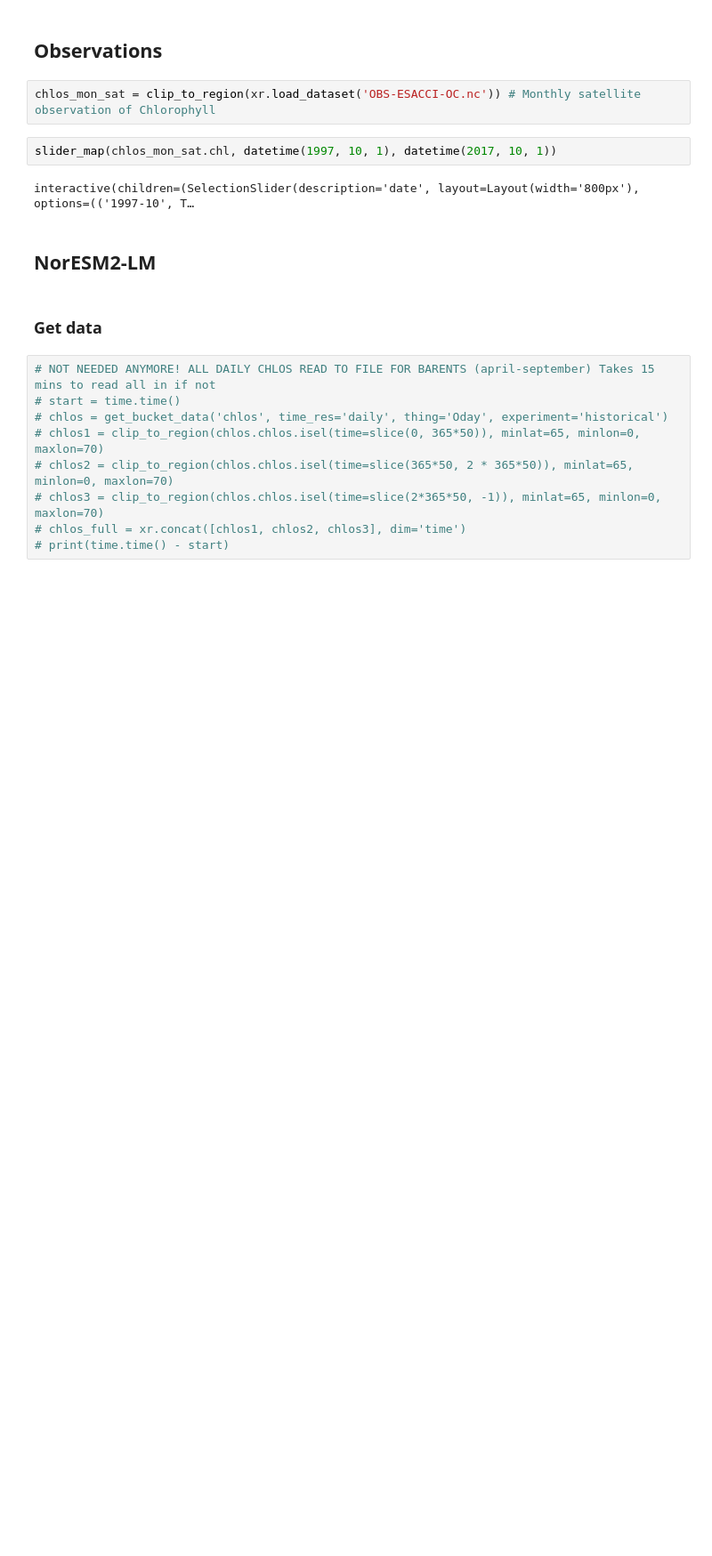
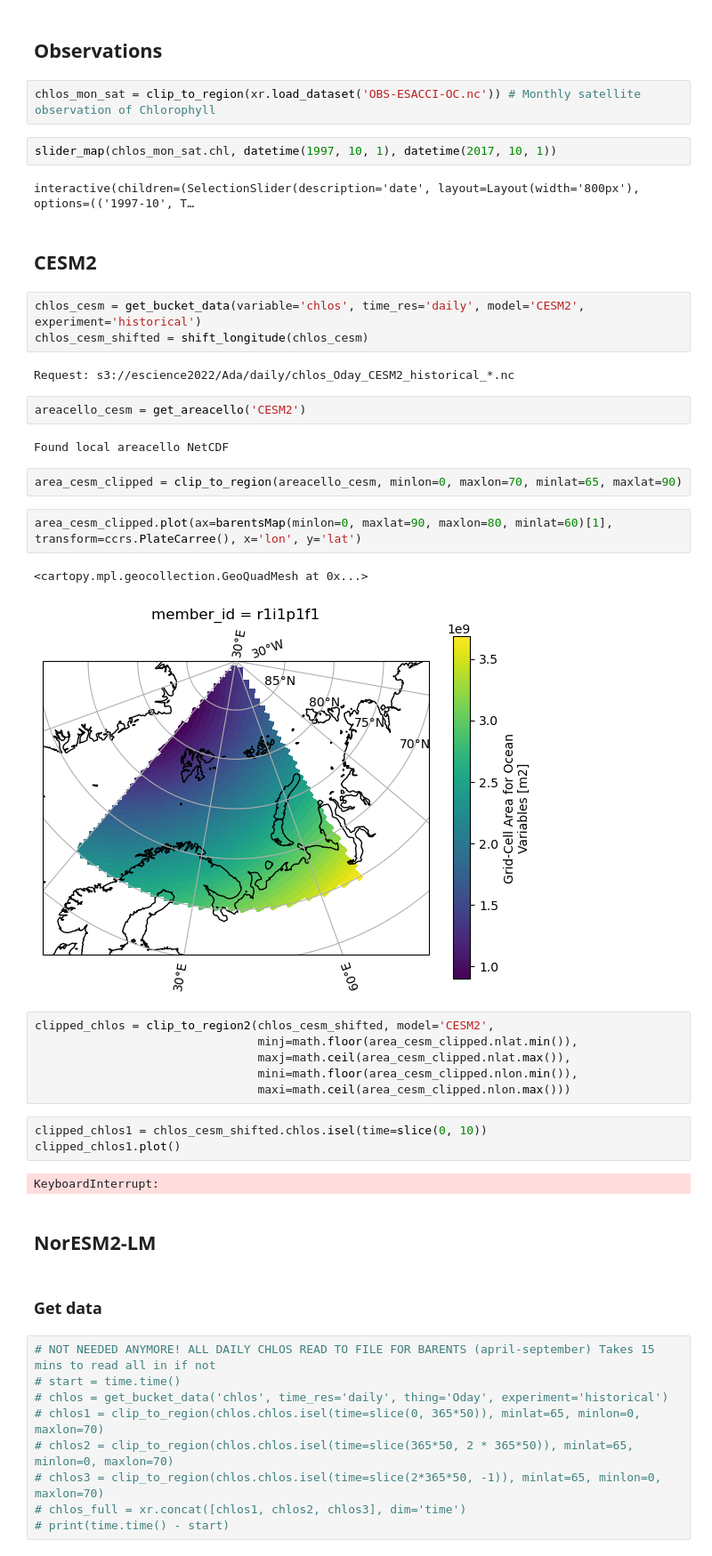
Before and after one commit to eScience-course/Tjaernoe2022-group6, a Jupyter notebook: notebooks/Stian/main.ipynb, the cells around one changed output. Shown at 89% size. Saved outputs shown, nothing was run; the diff lists cells and outputs as text; blank space fills up the shorter version.

Commit message:
Trying to read cesm

```diff
--- a/notebooks/Stian/main.ipynb
+++ b/notebooks/Stian/main.ipynb
@@ -70,6 +70,35 @@ chlos_mon_sat = clip_to_region(xr.load_dataset('OBS-ESACCI-OC.nc')) # Monthly sa
 slider_map(chlos_mon_sat.chl, datetime(1997, 10, 1), datetime(2017, 10, 1))
 # %% [output]
 interactive(children=(SelectionSlider(description='date', layout=Layout(width='800px'), options=(('1997-10', T…
+# %% [markdown]
+## CESM2
+# %%
+chlos_cesm = get_bucket_data(variable='chlos', time_res='daily', model='CESM2', experiment='historical')
+chlos_cesm_shifted = shift_longitude(chlos_cesm)
+# %% [output]
+Request: s3://escience2022/Ada/daily/chlos_Oday_CESM2_historical_*.nc
+# %%
+areacello_cesm = get_areacello('CESM2')
+# %% [output]
+Found local areacello NetCDF
+# %%
+area_cesm_clipped = clip_to_region(areacello_cesm, minlon=0, maxlon=70, minlat=65, maxlat=90)
+# %%
+area_cesm_clipped.plot(ax=barentsMap(minlon=0, maxlat=90, maxlon=80, minlat=60)[1], transform=ccrs.PlateCarree(), x='lon', y='lat')
+# %% [output]
+<cartopy.mpl.geocollection.GeoQuadMesh at 0x...>
+[figure, added]
+# %%
+clipped_chlos = clip_to_region2(chlos_cesm_shifted, model='CESM2',
+                                minj=math.floor(area_cesm_clipped.nlat.min()),
+                                maxj=math.ceil(area_cesm_clipped.nlat.max()),
+                                mini=math.floor(area_cesm_clipped.nlon.min()),
+                                maxi=math.ceil(area_cesm_clipped.nlon.max()))
+# %%
+clipped_chlos1 = chlos_cesm_shifted.chlos.isel(time=slice(0, 10))
+clipped_chlos1.plot()
+# %% [output]
+KeyboardInterrupt:
 # %% [markdown]
 ## NorESM2-LM
 # %% [markdown]
```
Also changed, not shown: parts of 1 cell of this notebook, 2 other files.
